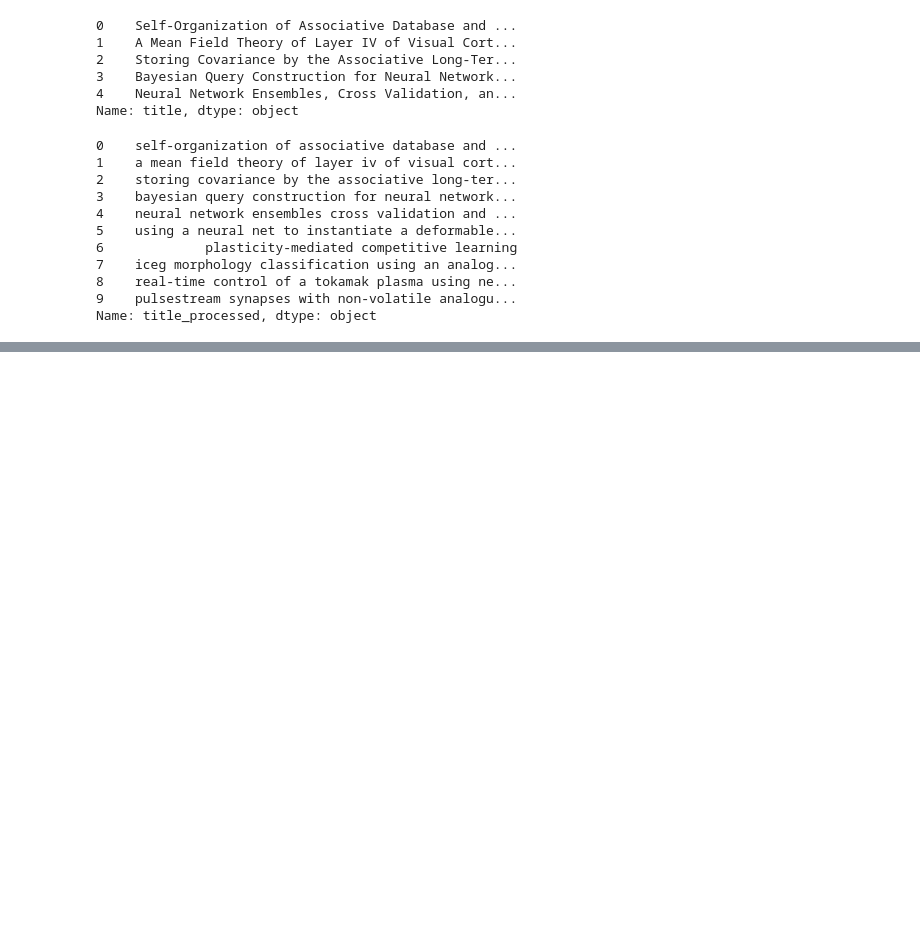
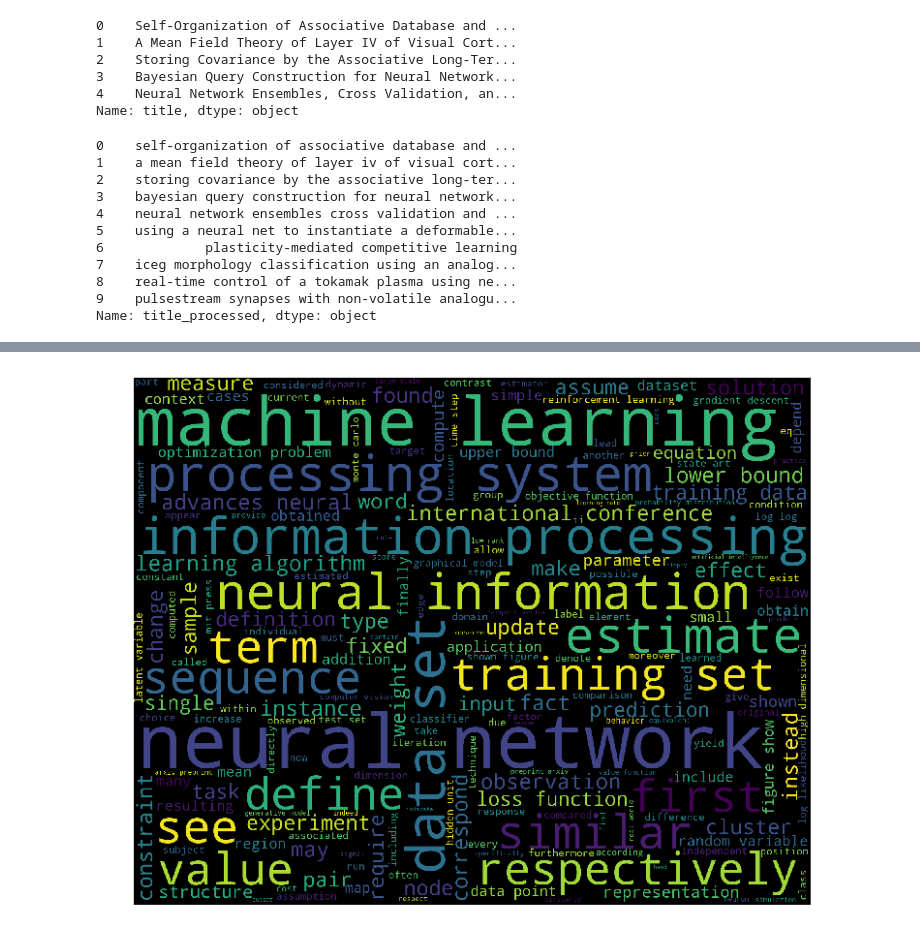
Before and after one commit to faltisco/Natural-Language-Processing-of-NIPS, a Jupyter notebook: nlp_eda 11-5.ipynb, the cells around one changed output, grey strips where cells are left out. Drawn from its saved outputs; the diff is of its cells as text; code cells hidden in the pictures; blank space fills up the shorter version.

```diff
--- a/nlp_eda 11-5.ipynb
+++ b/nlp_eda 11-5.ipynb
@@ -146,0 +149,32 @@ plt.show()
+# %%
+#Function to build long string of paper text plus abstract, if present
+def realdata(papertexts):
+    s = ""
+    for i in range(len(papertexts)):
+        w_list = papertexts[i].split()
+        indexvalue= w_list.index("abstract")+1 if "abstract" in w_list else 0
+        s = s+ " ".join( w_list[indexvalue: ] )
+    return s
+# %%
+papertext = papers['paper_text'].str.lower()
+completestring = realdata(papertext)
+# %%
+#Iteritively added stopwords to exclude the "uninteresting"
+stopwords = STOPWORDS
+stopwords.update(["this","that","thus","from","does","example","however","since","given",
+                  "et","al", "hence", "therefore", "use", "used", "note", "corresponding",
+                  "setting", "well", "one", "form", "using", "second", "even", "known", "either",
+                 "consider", "particular", "general", "represent", "case", "output", "defined",
+                 "rather", "though", "although"])
+wordcloud = WordCloud(
+                      stopwords=stopwords,
+                      background_color='black',
+                      width=1800,
+                      height=1400
+                     ).generate(completestring)
+plt.figure( figsize =(20,10))
+plt.imshow(wordcloud)
+plt.axis('off')
+plt.savefig('images/word_cloud_titles')
+# %% [output]
+[figure, added]
```
Also changed, not shown: parts of 7 cells of this notebook.
